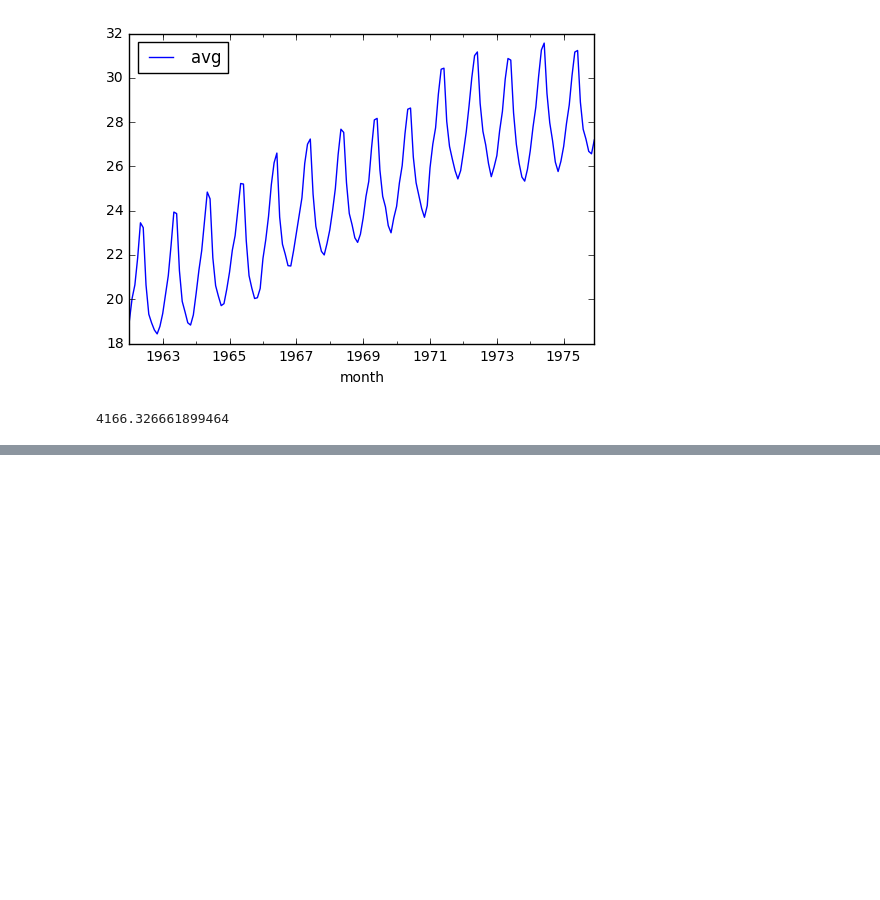
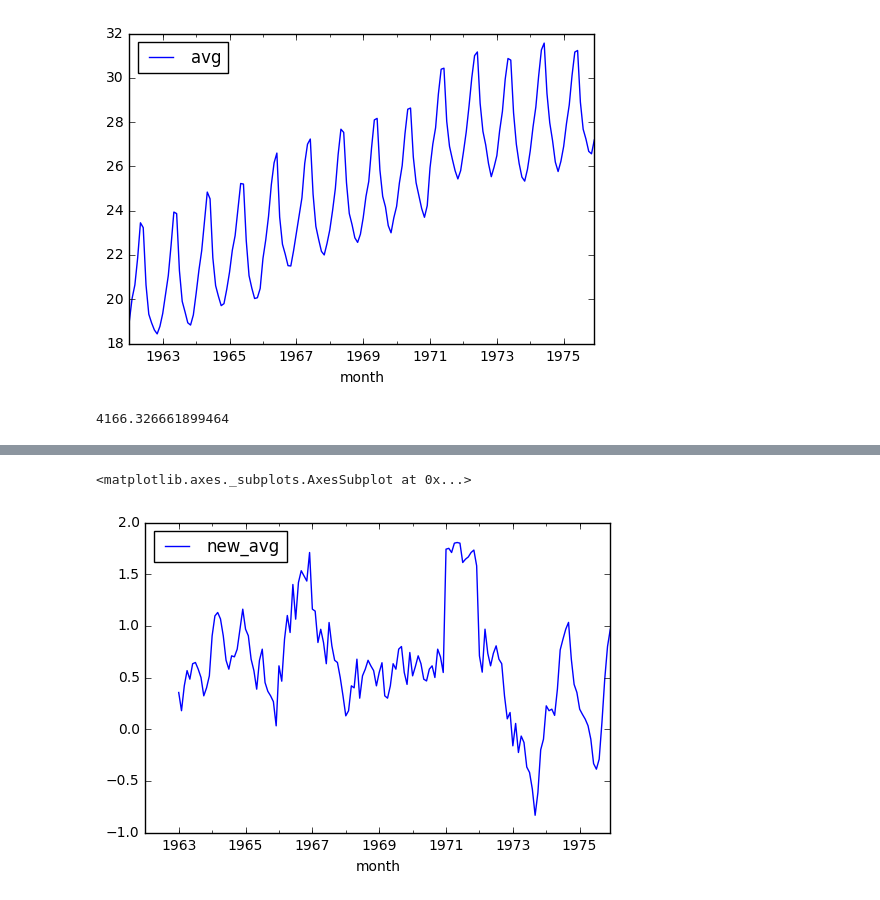
Before and after one commit to mrbazzik/DataAnalysis, a Jupyter notebook: Practical tasks/Milk production.ipynb, the cells around one changed output, grey strips where cells are left out. Cells and saved outputs as stored; diff of their text form; code cells hidden in the pictures; blank space fills up the shorter version.

```diff
--- a/Practical tasks/Milk production.ipynb
+++ b/Practical tasks/Milk production.ipynb
@@ -58,3 +58,5 @@ milk.plot(x=milk.index, y = 'avg')
 milk.avg.sum()
 # %% [output]
 4166.326661899464
+# %%
+milk['new_avg'] = milk.avg - milk.avg.shift(12)
@@ -60,0 +75,5 @@ milk.avg.sum()
+# %%
+milk.plot(x=milk.index, y = 'new_avg')
+# %% [output]
+<matplotlib.axes._subplots.AxesSubplot at 0x...>
+[figure, added]
```
Also changed, not shown: parts of 6 cells of this notebook.
